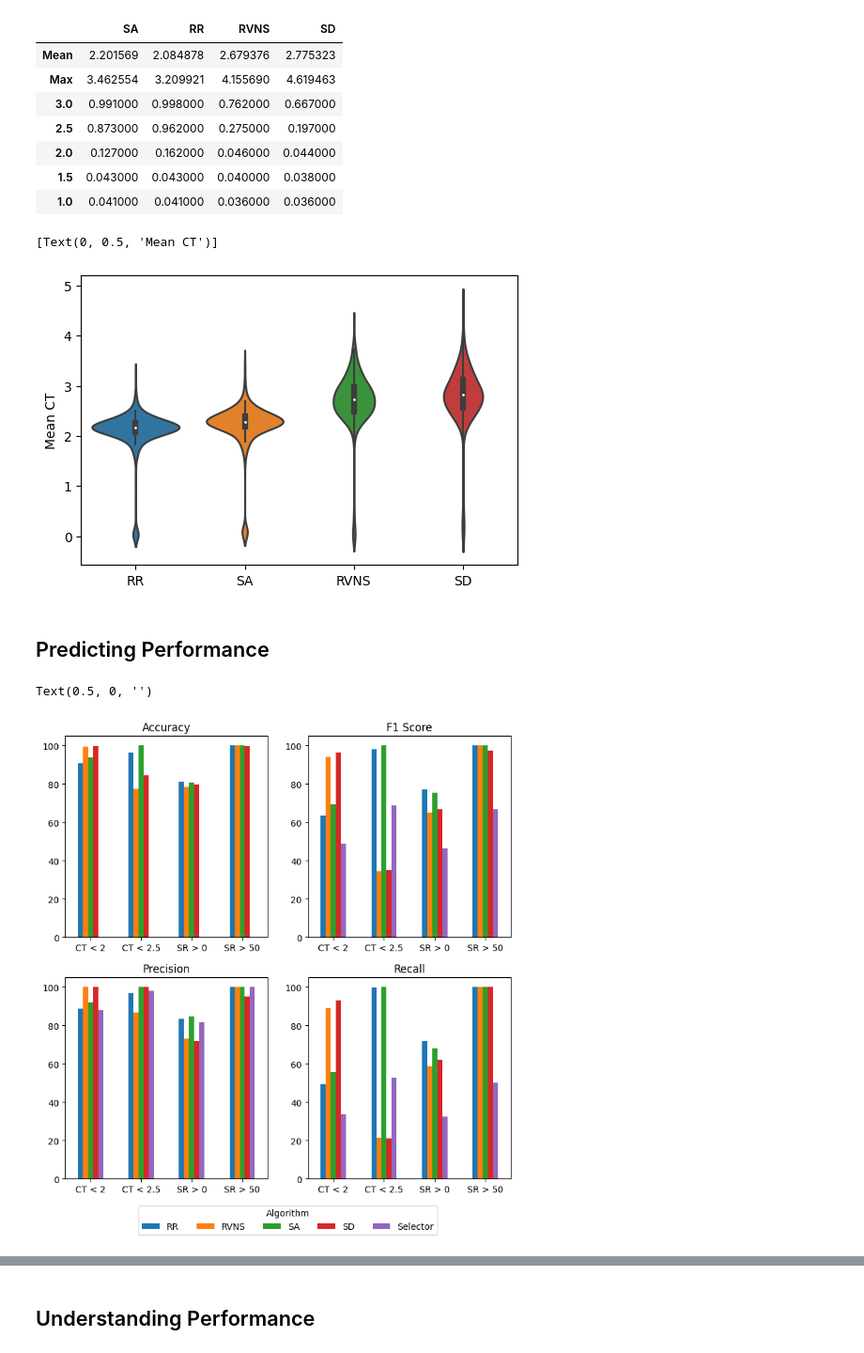
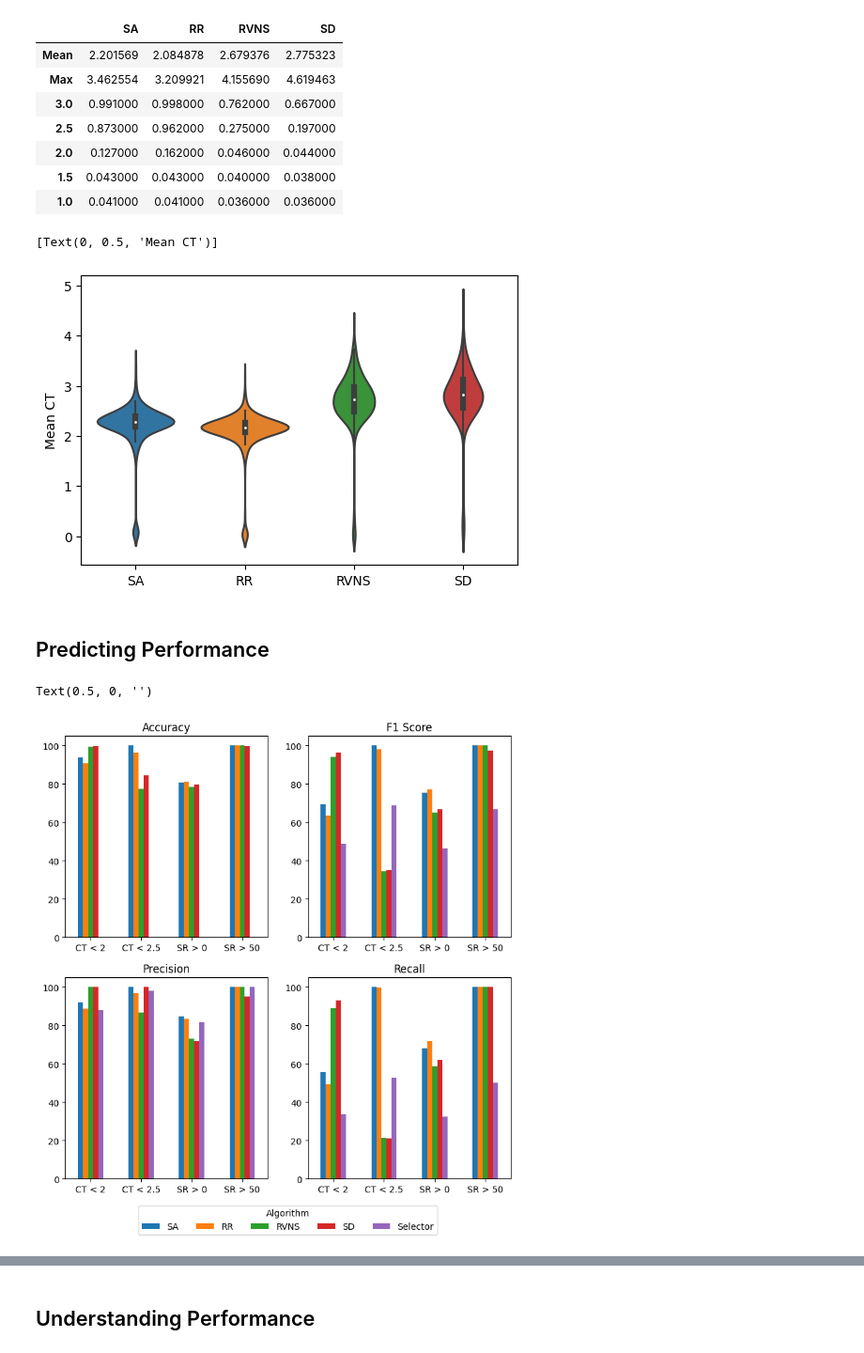
Before and after one commit to danotice/ASP-Sudoku, a Jupyter notebook: Results 2.ipynb, the cells around one changed output, grey strips where cells are left out. Shown: that part at 94% size. Drawn from its saved outputs; the diff is of its cells as text; code cells hidden in the pictures.

Commit message:
updating plots

```diff
--- a/Results 2.ipynb
+++ b/Results 2.ipynb
@@ -166,7 +166,7 @@ CT_prob.transpose()
 # %%
 # Fig 4 - violin plot of mean CT
 plt.figure(figsize=(6,4))
-vp = sns.violinplot(order=['RR','SA','RVNS','SD'],
+vp = sns.violinplot(order=['SA','RR','RVNS','SD'],
     data=resultsSummary[['RR_meanCT','RVNS_meanCT','SA_meanCT',   'SD_meanCT']].rename(columns=lambda x:str.removesuffix(x,'_meanCT'))
     )
 
@@ -174,7 +174,7 @@ vp.set(ylabel='Mean CT')
 #plt.savefig('./CT voilin.pdf',bbox_inches='tight')
 # %% [output]
 [Text(0, 0.5, 'Mean CT')]
-[figure, old version]
+[figure, new version]
 # %% [markdown]
 ## Predicting Performance
 # %%
@@ -188,24 +188,28 @@ selectedModels['Threshold'] = selectedModels['threshold'].apply(
 # %%
 # Fig 5 - SVM model statistics
 fig, axes = plt.subplots(nrows=2, ncols=2,figsize=(9, 9))#, sharey=True, sharex=True)
 
-selectedModels.pivot(index='Threshold',columns='row',values='accuracy').plot.bar(ax=axes[0,0],title='Accuracy',legend=0, rot=0)
+selectedModels.pivot(index='Threshold',columns='row',values='accuracy')[['SA',  'RR', 'RVNS','SD', 'Selector']
+    ].plot.bar(ax=axes[0,0],title='Accuracy',legend=0, rot=0)
 axes[0,0].set_xlabel('')
-selectedModels.pivot(index='Threshold',columns='row',values='f1score').plot.bar(ax=axes[0,1],title='F1 Score',legend=0, rot=0)
+selectedModels.pivot(index='Threshold',columns='row',values='f1score')[['SA',  'RR', 'RVNS','SD', 'Selector']
+    ].plot.bar(ax=axes[0,1],title='F1 Score',legend=0, rot=0)
 axes[0,1].set_xlabel('')
-selectedModels.pivot(index='Threshold',columns='row',values='precision').plot.bar(ax=axes[1,0],title='Precision',legend=0, rot=0)
+selectedModels.pivot(index='Threshold',columns='row',values='precision')[['SA',  'RR', 'RVNS','SD', 'Selector']
+    ].plot.bar(ax=axes[1,0],title='Precision',legend=0, rot=0)
 axes[1,0].set_xlabel('')
-selectedModels.pivot(index='Threshold',columns='row',values='recall').plot.bar(ax=axes[1,1],title='Recall', rot=0)
+selectedModels.pivot(index='Threshold',columns='row',values='recall')[['SA',  'RR', 'RVNS','SD', 'Selector']
+    ].plot.bar(ax=axes[1,1],title='Recall', rot=0)
 
 axes[1,1].legend(title='Algorithm',loc='lower center',ncol=5,bbox_to_anchor=(-0.1, -0.3))
 #axes[0,0].legend(title='',loc='lower center', ncol=2, bbox_to_anchor=(0.5, 1.1))
 
 axes[1,1].set_xlabel('')
 
-#plt.savefig('./Plots/selected models svm table (no ST).pdf',bbox_inches='tight')
+#plt.savefig('./selected models svm table (no ST).pdf',bbox_inches='tight')
 # %% [output]
 Text(0.5, 0, '')
-[figure, old version]
+[figure, new version]
 # %%
 def SelectedPlots(folder, thr):
     coords = pd.read_csv('./Data/Matilda Output/'+folder+'/coordinates.csv', index_col=0)
```
Also changed, not shown: parts of 2 cells of this notebook.
